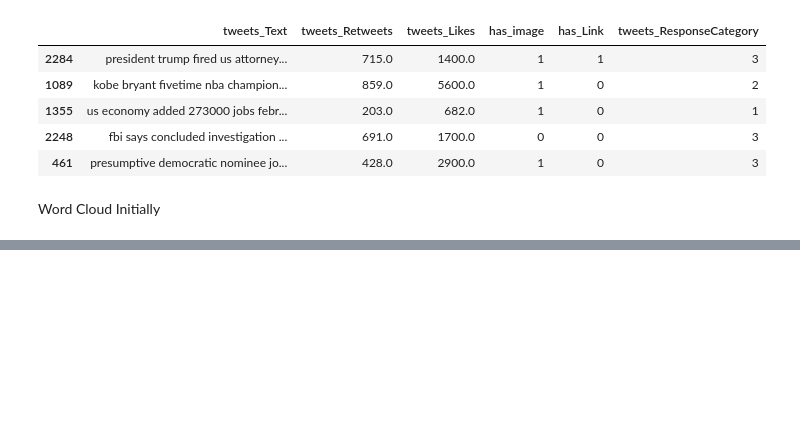
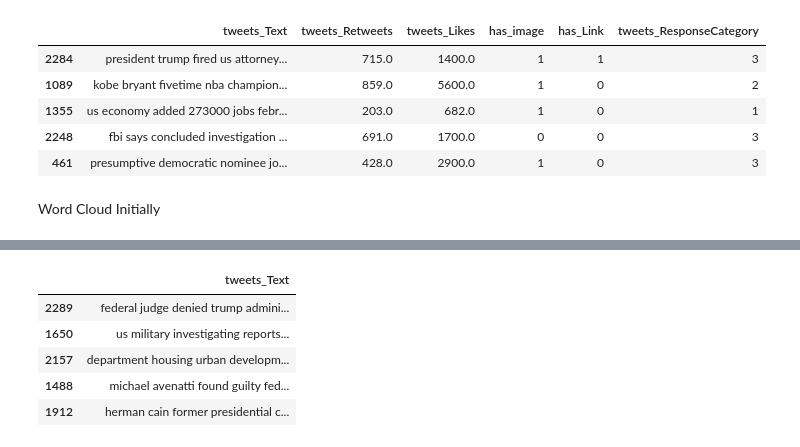
Before and after one commit to git-ram/CSE243-TweetResponsePrediction, a Jupyter notebook: tweetPreProcess.ipynb, the cells around one changed output, grey strips where cells are left out. Cells and saved outputs as stored; diff of their text form; code cells hidden in the pictures; blank space fills up the shorter version.

```diff
--- a/tweetPreProcess.ipynb
+++ b/tweetPreProcess.ipynb
@@ -144,0 +173,9 @@ plt.show()
+# %%
+testText.head()
+# %% [output]
+|  | tweets_Text |
+| 2289 | federal judge denied trump admini... |
+| 1650 | us military investigating reports... |
+| 2157 | department housing urban developm... |
+| 1488 | michael avenatti found guilty fed... |
+| 1912 | herman cain former presidential c... |
```
Also changed, not shown: parts of 31 cells of this notebook, 1 other file.
